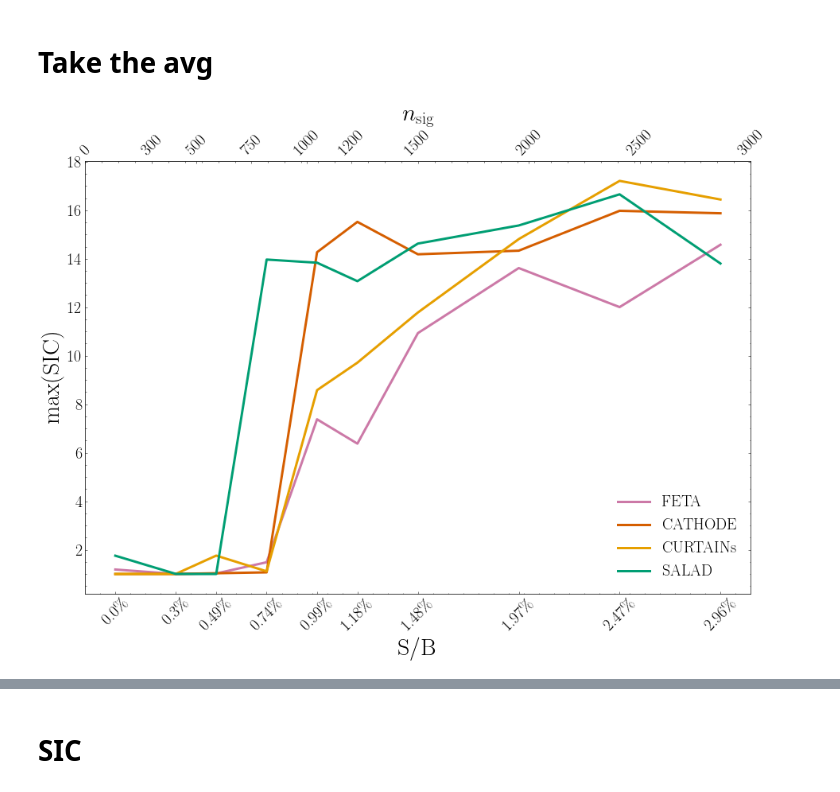
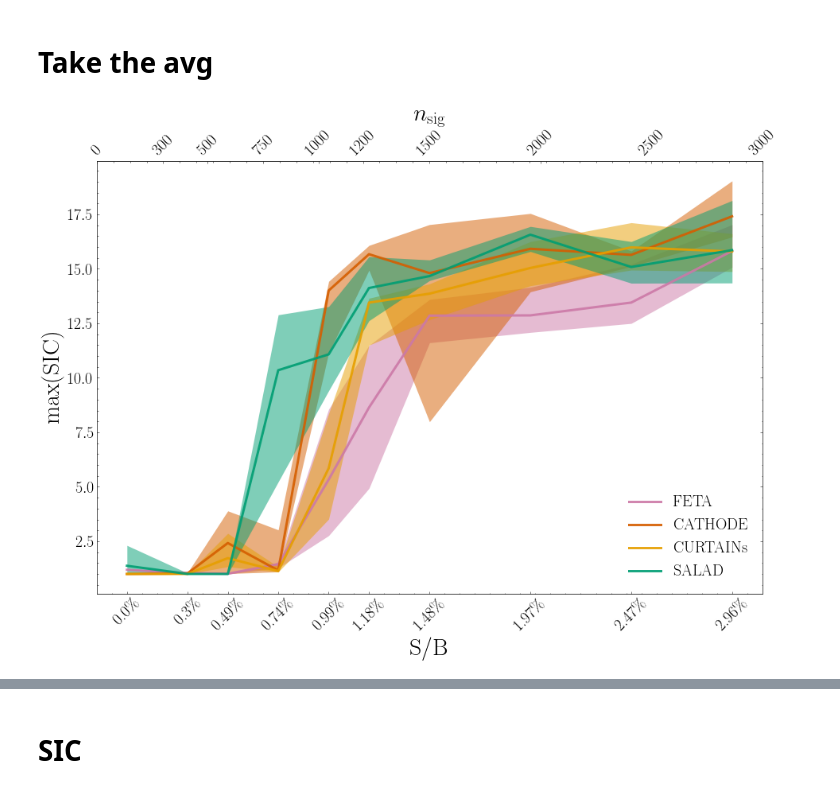
Before and after one commit to rmastand/synthetic_SM_AD, a Jupyter notebook: synthetic_samples_summary.ipynb, the cells around one changed output, grey strips where cells are left out. Saved outputs shown, nothing was run; the diff lists cells and outputs as text; code cells hidden in the pictures.

```diff
--- a/synthetic_samples_summary.ipynb
+++ b/synthetic_samples_summary.ipynb
@@ -12,10 +12,10 @@ from helpers.synthesis_plots import *
 
 dpi = 800
 # %%
-results_dir = "/global/ml4hep/spss/rrmastandrea/NF_results_SSS/"
+results_dir = "/global/ml4hep/spss/rrmastandrea/synth_SM_AD/NF_results_SSS/"
 
 n_sig_inj = [0, 300, 500, 750, 1000, 1200, 1500, 2000, 2500, 3000]#, 3500, 4000, 4500, 5000]# 10000]
-seeds = [x for x in range(1)]
+seeds = [x for x in range(4)]
 
 
 num_bkg_events = 340000
@@ -103,18 +103,17 @@ labels_dict = {"full_sup":"Full. Sup. ",
 l = 3
 f_1 = 20
 f_2 = 30
+alpha = 0.5
+num_bkg = 101339
 # %%
-num_bkg = 101339
+
 
 x_vals = [n / num_bkg for n in n_sig_inj]
-
 
 
 fig = plt.figure(figsize = (15, 10))
 for k in keys:
 
-    if k == "feta": alpha = 0.6
-    else: alpha = 0.6
 
     plt.plot(x_vals, med_max_sics_dict[k][0], label = labels_dict[k], color = colors_dict[k], linewidth = l, alpha = alpha + 0.4)
 
@@ -123,35 +122,35 @@ for k in keys:
      #                    alpha = alpha, color = colors_dict[k], linewidth = 0)
 
     plt.fill_between(x_vals, med_max_sics_dict[k][1],
                         med_max_sics_dict[k][2],
                          alpha = alpha, color = colors_dict[k], linewidth = 0)
 
 
 ax1 = fig.add_subplot(111)
 ax2 = ax1.twiny()
 ax2.set_xticks(n_sig_inj)
 ax2.set_xticklabels(n_sig_inj, size=f_1, rotation = 45)
 ax2.set_xlabel(r"$n_\mathrm{sig}$", fontsize = f_2, labelpad = 10)
 
 
 ax1.set_xticks(x_vals)
 ax1.set_xticklabels([f"{np.round(100*x, 2)}\%" for x in x_vals], size=f_1, rotation = 45)
 ax1.set_xlabel("S/B", fontsize = f_2)
 
 """
 handles, labels = ax1.get_legend_handles_labels()
 order = [0, 4, 1, 2, 3]
 ax1.legend([handles[idx] for idx in order],[labels[idx] for idx in order],fontsize = f_1, loc = "lower right")
 """
 ax1.legend(fontsize = f_1, loc = "lower right")
 
 ax1.set_ylabel("max(SIC)", fontsize = f_2)
 ax1.tick_params(axis='both', which='major', labelsize=f_1)
-fig.savefig(f"paper_plots/maxsic.pdf", dpi = dpi)
+#fig.savefig(f"paper_plots/maxsic.pdf", dpi = dpi)
 
 plt.show()
 # %% [output]
-[figure, old version]
+[figure, new version]
 # %%
 for i, n in enumerate(n_sig_inj):
 
```
Also changed, not shown: parts of 4 cells of this notebook, 2 other files.
